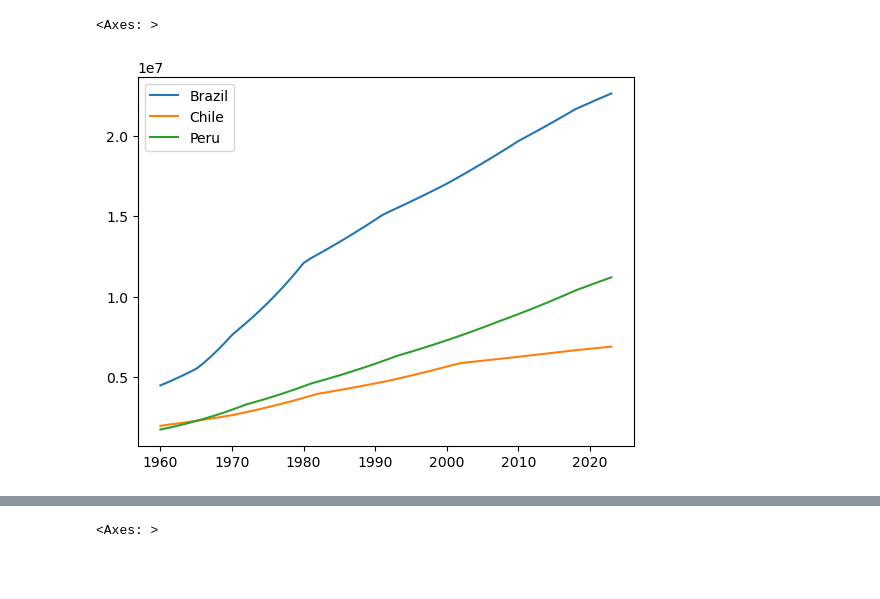
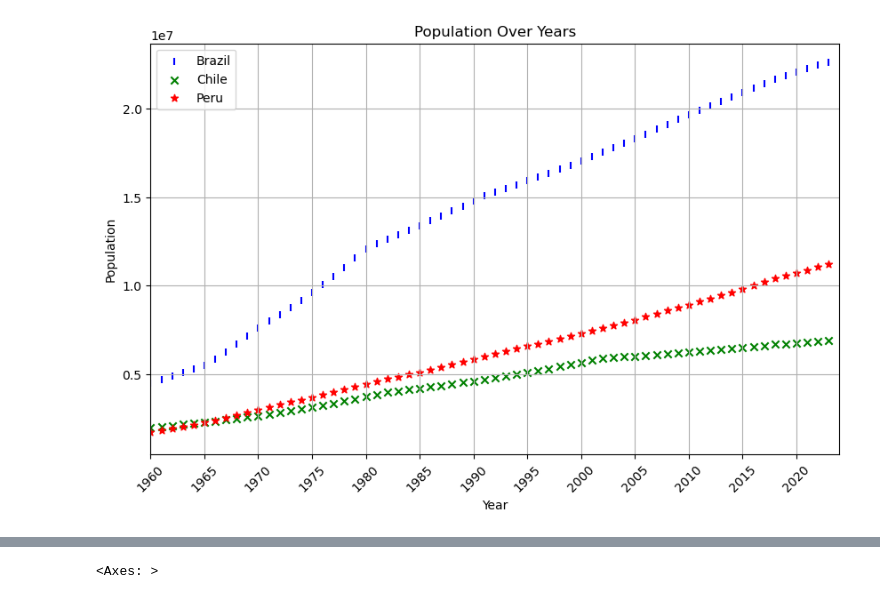
Before and after one commit to gowrath/Climate_EDA-SouthAmerica, a Jupyter notebook: TemperatureAndPopulation.ipynb, the cells around one changed output, grey strips where cells are left out. Saved outputs shown, nothing was run; the diff lists cells and outputs as text; code cells hidden in the pictures; blank space fills up the shorter version.

```diff
--- a/TemperatureAndPopulation.ipynb
+++ b/TemperatureAndPopulation.ipynb
@@ -71,5 +96,29 @@ See the caveats in the documentation: https://pandas.pydata.org/pandas-docs/stab
-# %%
-pop_data_focus.plot()
-# %% [output]
-<Axes: >
-[figure, removed]
+# %%
+#pop_data_focus.plot()
+
+plt.figure(figsize=(10, 6))
+plt.scatter(pop_data_focus['Year'], pop_data_focus['Brazil'], label='Brazil', marker='|', color='blue')
+plt.scatter(pop_data_focus['Year'], pop_data_focus['Chile'], label='Chile', marker='x', color='green')
+plt.scatter(pop_data_focus['Year'], pop_data_focus['Peru'], label='Peru', marker='*', color='red')
+
+# add labels and title
+plt.xlabel('Year')
+plt.ylabel('Population')
+plt.title('Population Over Years')
+plt.grid(True)
+
+# set axes
+plt.ylim(bottom=500000)
+plt.xlim(left=1960, right=pop_data_focus['Year'].max() + 1)  # Adding 1 to max year to ensure all points are visible
+
+# Setting custom x-axis ticks
+plt.xticks(range(1960, pop_data_focus['Year'].max() + 1, 5), rotation=45)
+
+
+# add legend
+plt.legend()
+
+# display the plot
+plt.show()
+# %% [output]
+[figure, added]
```
Also changed, not shown: parts of 4 cells of this notebook, 1 other file.
